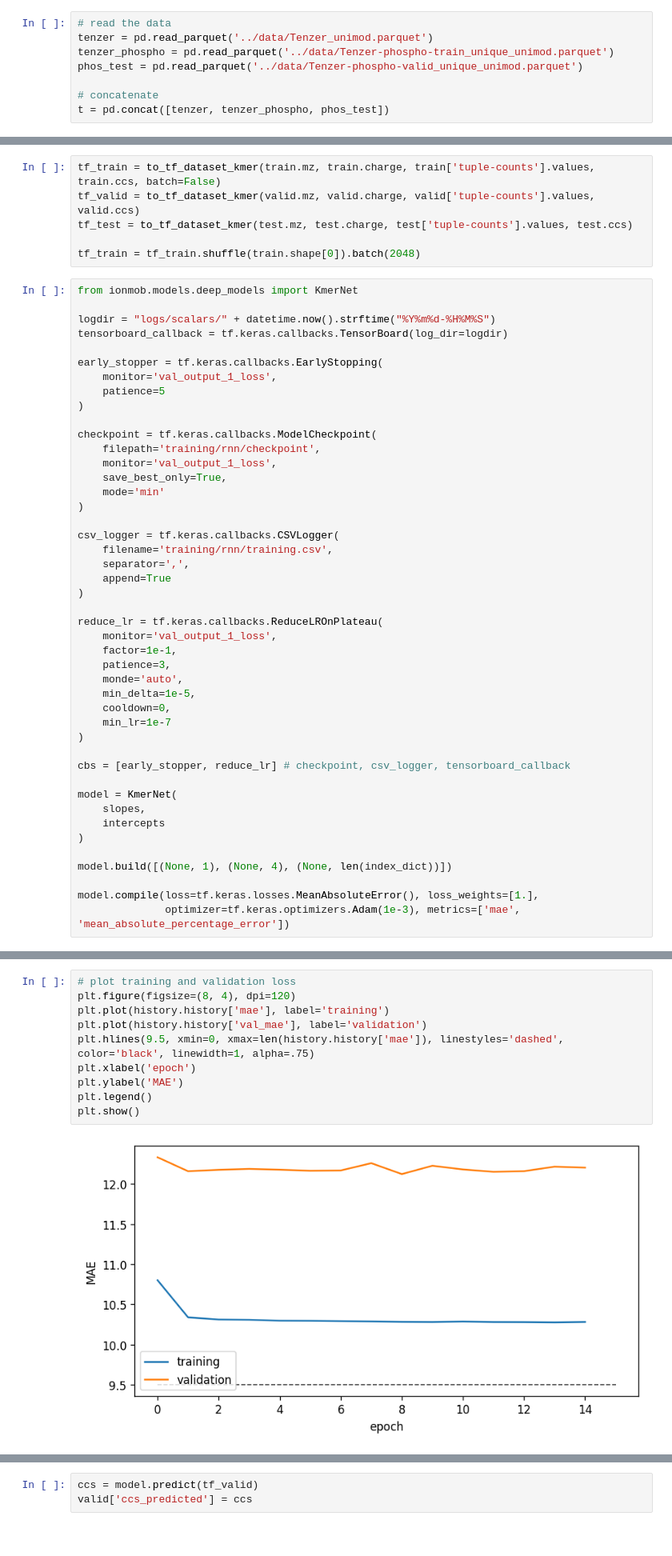
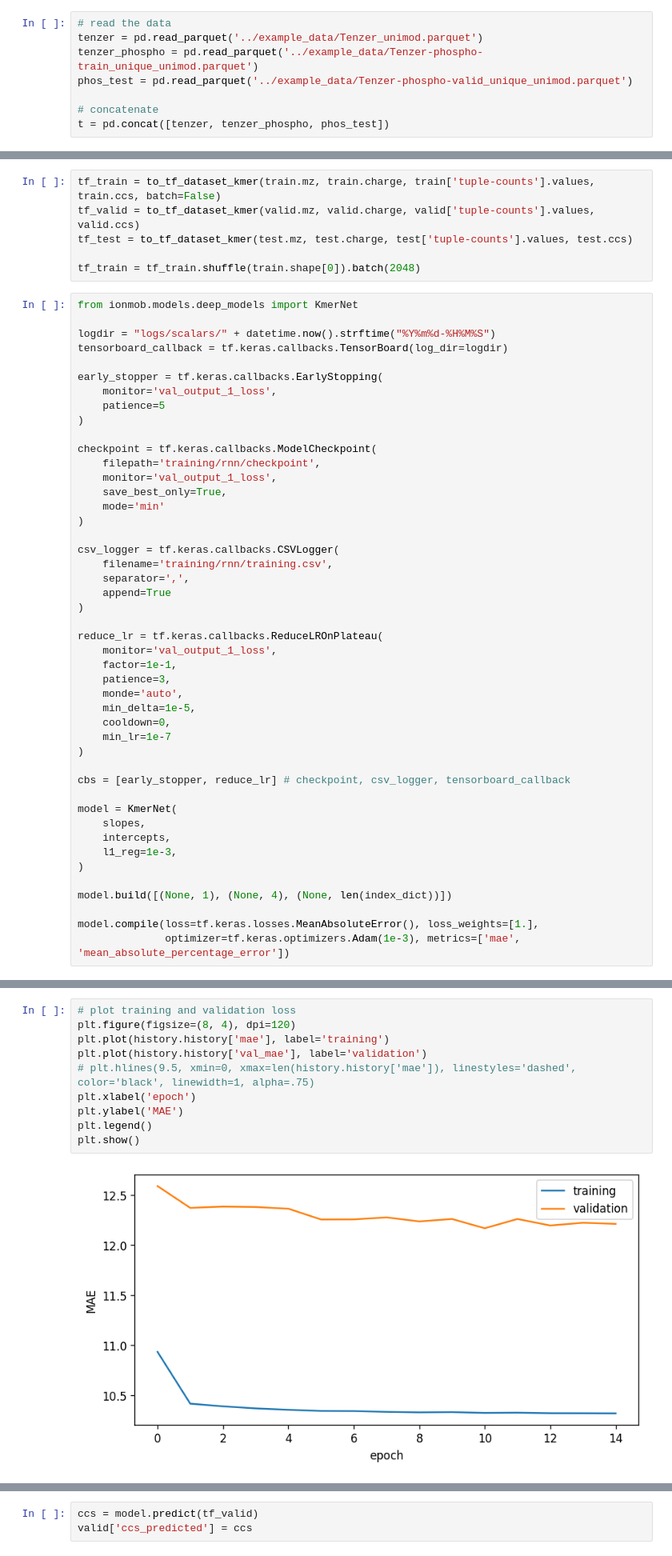
Before and after one commit to theGreatHerrLebert/ionmob, a Jupyter notebook: notebook/TrainKMerModel.ipynb, the cells around one changed output, grey strips where cells are left out. Shown: that part at 80% size. Cells and saved outputs as stored; diff of their text form.

Commit message:
heavy refactoring, updated name spaces and adding test cases.

```diff
--- a/notebook/TrainKMerModel.ipynb
+++ b/notebook/TrainKMerModel.ipynb
@@ -23,9 +24,9 @@ from ionmob.preprocess.tokenization import get_index_dict, get_occurring_kmers,
 gpus = tf.config.experimental.list_physical_devices('GPU')
 # %%
 # read the data
-tenzer = pd.read_parquet('../data/Tenzer_unimod.parquet')
-tenzer_phospho = pd.read_parquet('../data/Tenzer-phospho-train_unique_unimod.parquet')
-phos_test = pd.read_parquet('../data/Tenzer-phospho-valid_unique_unimod.parquet')
+tenzer = pd.read_parquet('../example_data/Tenzer_unimod.parquet')
+tenzer_phospho = pd.read_parquet('../example_data/Tenzer-phospho-train_unique_unimod.parquet')
+phos_test = pd.read_parquet('../example_data/Tenzer-phospho-valid_unique_unimod.parquet')
 
 # concatenate
 t = pd.concat([tenzer, tenzer_phospho, phos_test])
@@ -108,7 +109,8 @@ cbs = [early_stopper, reduce_lr] # checkpoint, csv_logger, tensorboard_callback
 
 model = KmerNet(
     slopes,
-    intercepts
+    intercepts,
+    l1_reg=1e-3,
 )
 
 model.build([(None, 1), (None, 4), (None, len(index_dict))])
@@ -139,15 +141,15 @@ WARNING:tensorflow:Learning rate reduction is conditioned on metric `val_output_
 # %%
 # plot training and validation loss
 plt.figure(figsize=(8, 4), dpi=120)
 plt.plot(history.history['mae'], label='training')
 plt.plot(history.history['val_mae'], label='validation')
-plt.hlines(9.5, xmin=0, xmax=len(history.history['mae']), linestyles='dashed', color='black', linewidth=1, alpha=.75)
+# plt.hlines(9.5, xmin=0, xmax=len(history.history['mae']), linestyles='dashed', color='black', linewidth=1, alpha=.75)
 plt.xlabel('epoch')
 plt.ylabel('MAE')
 plt.legend()
 plt.show()
 # %% [output]
-[figure, old version]
+[figure, new version]
 # %%
 model.evaluate(tf_train)
 # %% [output]
```
Also changed, not shown: parts of 3 cells of this notebook, 43 other files.
